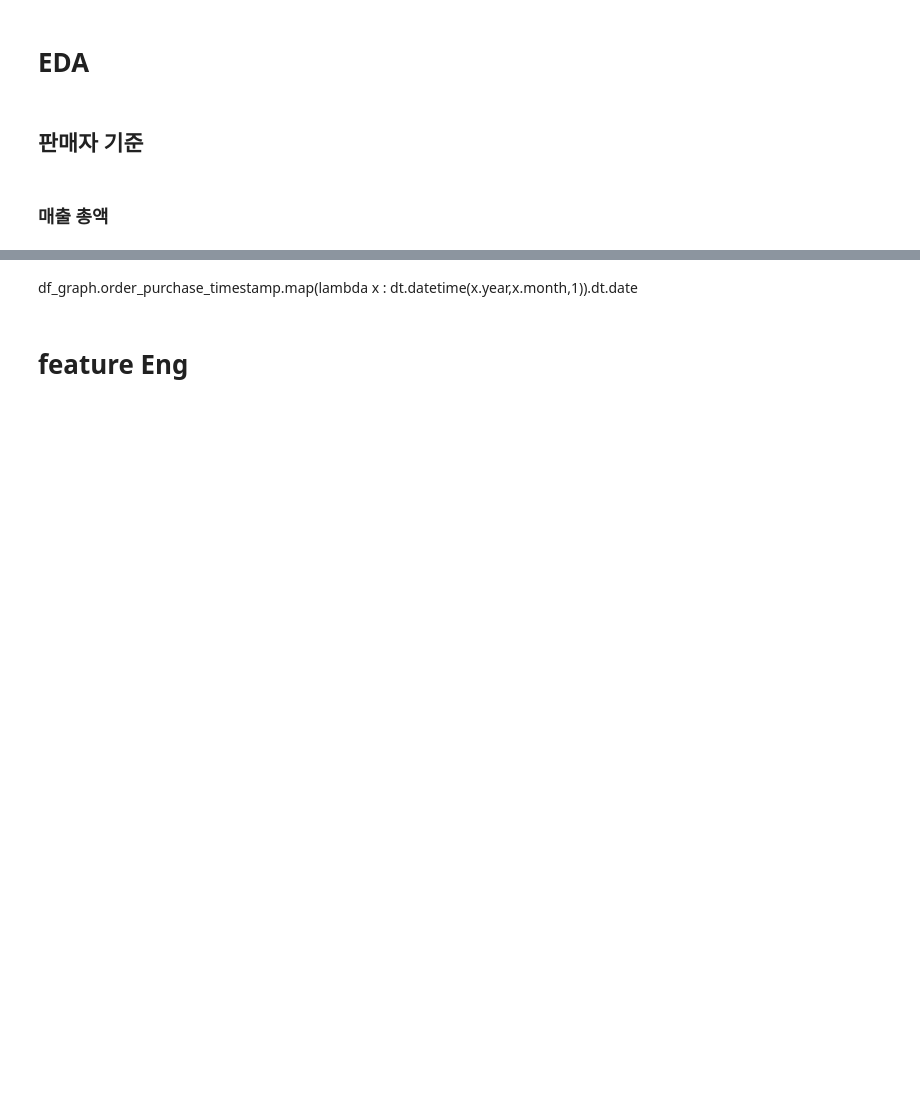
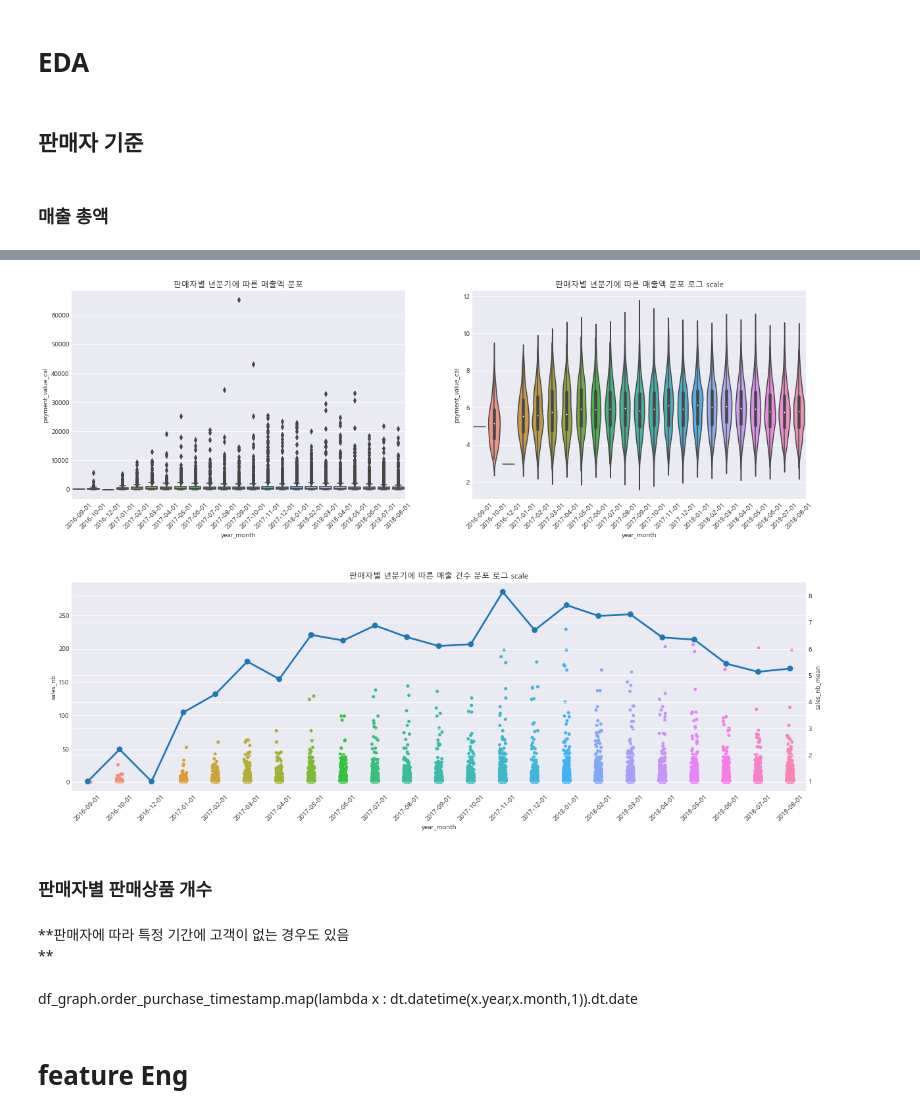
Before and after one commit to changyong93/project_Brazilian-E-Commerce-Public-Dataset-by-Olist, a Jupyter notebook: Untitled2.ipynb, the cells around one changed output, grey strips where cells are left out. Cells and saved outputs as stored; diff of their text form; code cells hidden in the pictures; blank space fills up the shorter version.

```diff
--- a/Untitled2.ipynb
+++ b/Untitled2.ipynb
@@ -480,0 +525,34 @@ CategoricalIndex([   (-55.151, 6532.168],  (6532.168, 13054.266],
+# %%
+seller_sales = df_graph.groupby(["year_month","seller_id"]).payment_value_cal.sum().reset_index()
+seller_sales_log = seller_sales.copy()
+seller_sales_log["payment_value_cal"]=seller_sales_log["payment_value_cal"].apply(np.log)
+
+seller_sales_nb = df_graph.groupby(["year_month","seller_id"]).payment_value_cal.count().reset_index().rename(columns = {"payment_value_cal" : "sales_nb"})
+seller_sales_nb_mean = seller_sales_nb.groupby("year_month").sales_nb.mean().reset_index().rename(columns = {"sales_nb":"sales_nb_mean"})
+plt.figure(figsize = (20,14))
+#sales
+plt.subplot(221)
+sns.boxplot(data = seller_sales, x = "year_month", y = "payment_value_cal")
+plt.xticks(rotation = 45)
+plt.title("판매자별 년분기에 따른 매출액 분포")
+
+#sales log scale
+plt.subplot(222)
+sns.violinplot(data = seller_sales_log, x = "year_month", y = "payment_value_cal")
+plt.xticks(rotation = 45)
+plt.title("판매자별 년분기에 따른 매출액 분포 로그 scale")
+
+plt.subplot(212)
+ax = sns.stripplot(data = seller_sales_nb, x = "year_month", y = "sales_nb")
+ax_twinx = ax.twinx()
+sns.pointplot(data = seller_sales_nb_mean, x = seller_sales_nb_mean.year_month.astype(str), y = "sales_nb_mean",ax=ax_twinx)
+labels = ax.axes.get_xticklabels()
+ax.axes.set_xticklabels(labels, rotation=45)
+plt.title("판매자별 년분기에 따른 매출 건수 분포 로그 scale")
+
+plt.subplots_adjust(hspace = 0.4)
+plt.show()
+# %% [output]
+[figure, added]
+# %% [markdown]
+### 판매자별 판매상품 개수
@@ -481,3 +576,6 @@ CategoricalIndex([   (-55.151, 6532.168],  (6532.168, 13054.266],
+# %% [markdown]
+**판매자에 따라 특정 기간에 고객이 없는 경우도 있음
+**
 # %% [markdown]
 df_graph.order_purchase_timestamp.map(lambda x : dt.datetime(x.year,x.month,1)).dt.date
 # %% [markdown]
```
Also changed, not shown: parts of 37 cells of this notebook.
